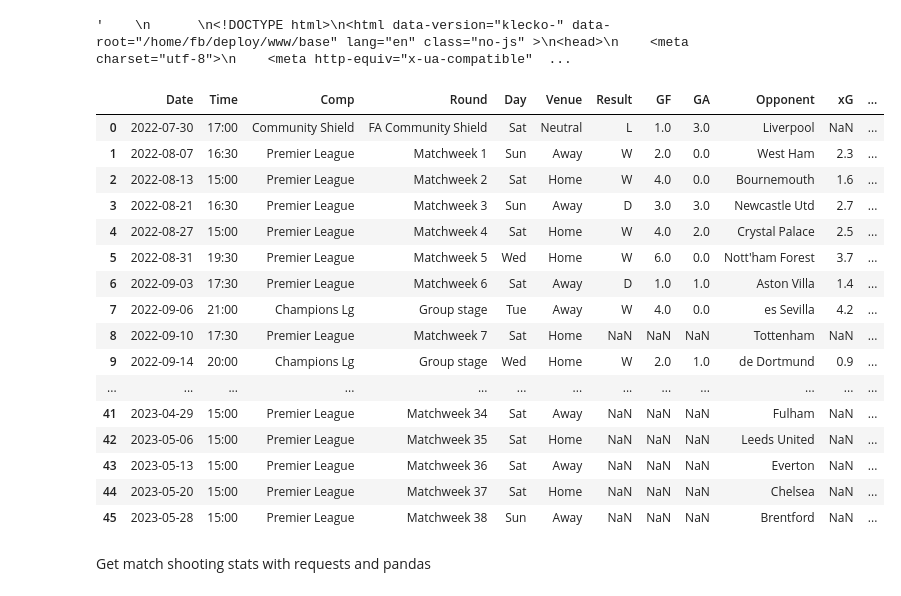
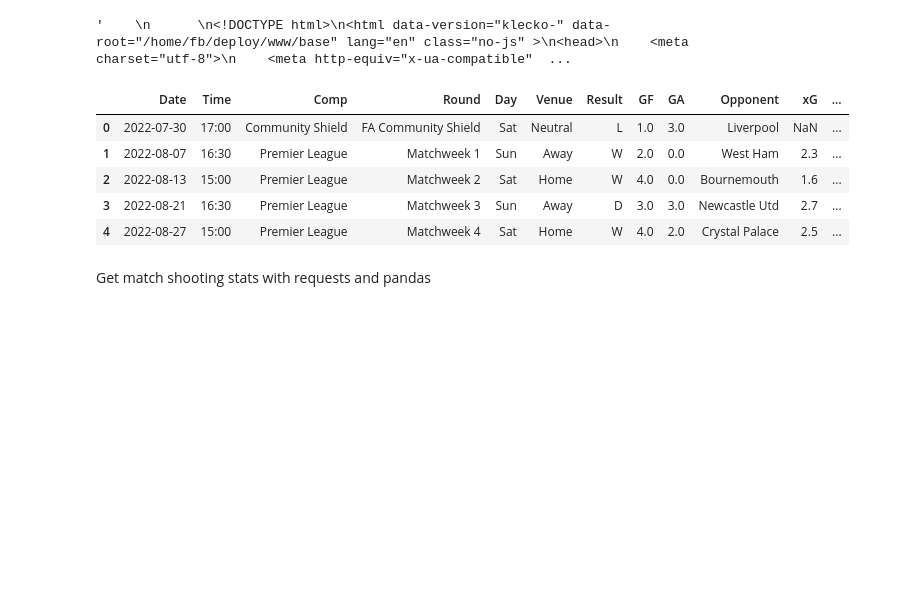
Before and after one commit to Harrylever/Jupyter-Notebooks-For-Web-Data-Scraping, a Jupyter notebook: Web_Scraping_01.ipynb, the cells around one changed output. Cells and saved outputs as stored; diff of their text form; code cells hidden in the pictures; blank space fills up the shorter version.

```diff
--- a/Web_Scraping_01.ipynb
+++ b/Web_Scraping_01.ipynb
@@ -85,25 +85,14 @@ import pandas as pd
 # %%
 matches = pd.read_html(data.text, match="Scores & Fixtures")
 # %%
-matches[0]
+matches[0].head()
 # %% [output]
 |  | Date | Time | Comp | Round | Day | Venue | Result | GF | GA | Opponent | xG | ... |
 | 0 | 2022-07-30 | 17:00 | Community Shield | FA Community Shield | Sat | Neutral | L | 1.0 | 3.0 | Liverpool | NaN | ... |
 | 1 | 2022-08-07 | 16:30 | Premier League | Matchweek 1 | Sun | Away | W | 2.0 | 0.0 | West Ham | 2.3 | ... |
 | 2 | 2022-08-13 | 15:00 | Premier League | Matchweek 2 | Sat | Home | W | 4.0 | 0.0 | Bournemouth | 1.6 | ... |
 | 3 | 2022-08-21 | 16:30 | Premier League | Matchweek 3 | Sun | Away | D | 3.0 | 3.0 | Newcastle Utd | 2.7 | ... |
 | 4 | 2022-08-27 | 15:00 | Premier League | Matchweek 4 | Sat | Home | W | 4.0 | 2.0 | Crystal Palace | 2.5 | ... |
-| 5 | 2022-08-31 | 19:30 | Premier League | Matchweek 5 | Wed | Home | W | 6.0 | 0.0 | Nott'ham Forest | 3.7 | ... |
-| 6 | 2022-09-03 | 17:30 | Premier League | Matchweek 6 | Sat | Away | D | 1.0 | 1.0 | Aston Villa | 1.4 | ... |
-| 7 | 2022-09-06 | 21:00 | Champions Lg | Group stage | Tue | Away | W | 4.0 | 0.0 | es Sevilla | 4.2 | ... |
-| 8 | 2022-09-10 | 17:30 | Premier League | Matchweek 7 | Sat | Home | NaN | NaN | NaN | Tottenham | NaN | ... |
-| 9 | 2022-09-14 | 20:00 | Champions Lg | Group stage | Wed | Home | W | 2.0 | 1.0 | de Dortmund | 0.9 | ... |
-| ... | ... | ... | ... | ... | ... | ... | ... | ... | ... | ... | ... | ... |
-| 41 | 2023-04-29 | 15:00 | Premier League | Matchweek 34 | Sat | Away | NaN | NaN | NaN | Fulham | NaN | ... |
-| 42 | 2023-05-06 | 15:00 | Premier League | Matchweek 35 | Sat | Home | NaN | NaN | NaN | Leeds United | NaN | ... |
-| 43 | 2023-05-13 | 15:00 | Premier League | Matchweek 36 | Sat | Away | NaN | NaN | NaN | Everton | NaN | ... |
-| 44 | 2023-05-20 | 15:00 | Premier League | Matchweek 37 | Sat | Home | NaN | NaN | NaN | Chelsea | NaN | ... |
-| 45 | 2023-05-28 | 15:00 | Premier League | Matchweek 38 | Sun | Away | NaN | NaN | NaN | Brentford | NaN | ... |
 # %% [markdown]
 Get match shooting stats with requests and pandas
 # %%
```
Also changed, not shown: parts of 25 cells of this notebook.
